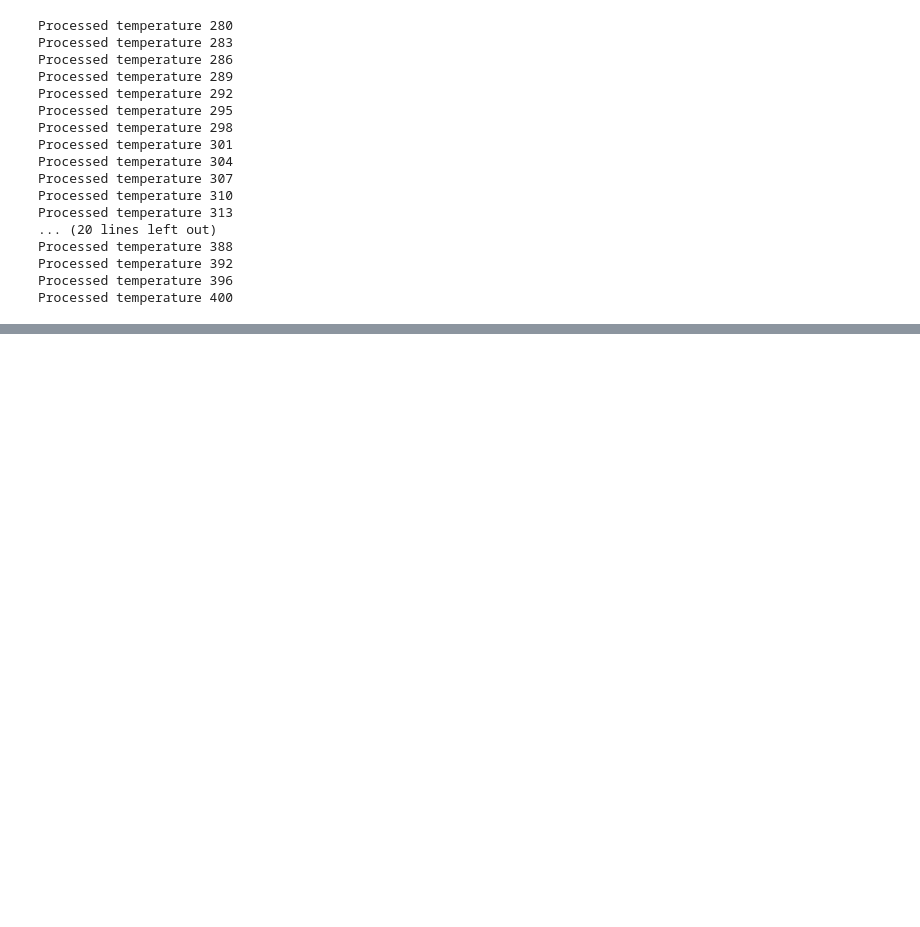
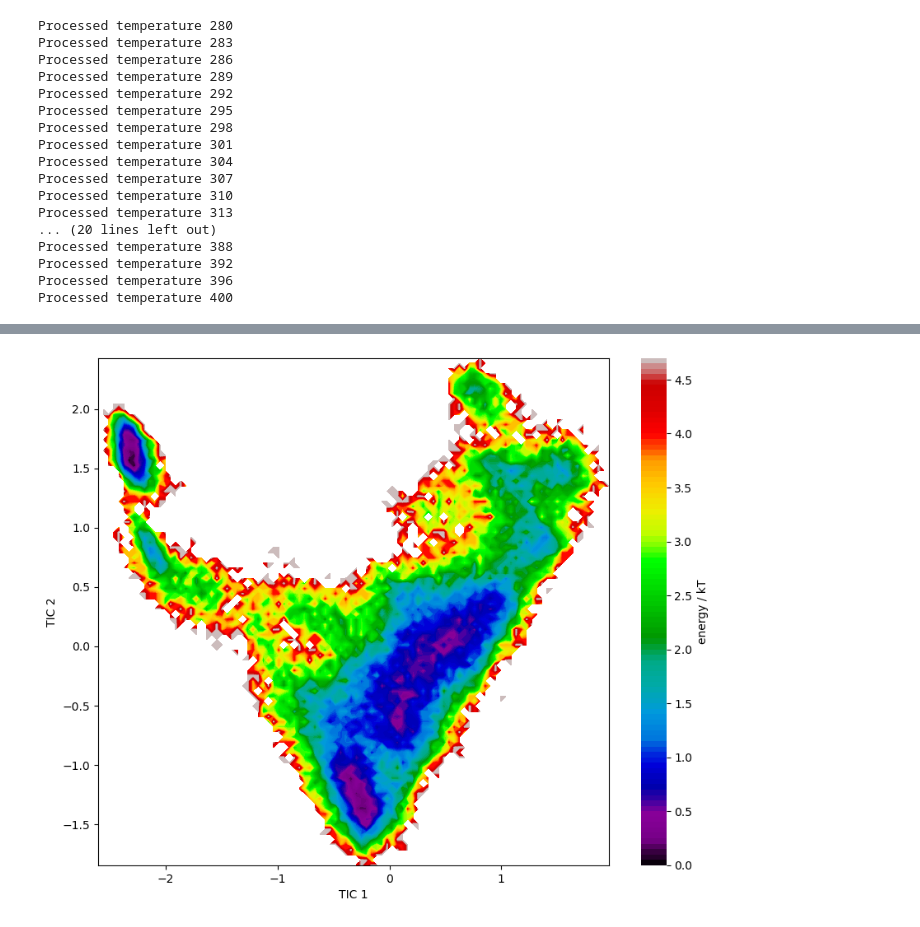
Before and after one commit to jacopoventurin/replica1, a Jupyter notebook: termo_analysis _all.ipynb, the cells around one changed output, grey strips where cells are left out. Drawn from its saved outputs; the diff is of its cells as text; code cells hidden in the pictures; blank space fills up the shorter version.

```diff
--- a/termo_analysis _all.ipynb
+++ b/termo_analysis _all.ipynb
@@ -133,0 +133,15 @@ plt.show()
+# %%
+#tica_projection = chosen_tica.fit_transform(all_distances)
+
+fig, ax = plt.subplots(figsize=(10, 8))
+energy_landscape = deeptime.util.energy2d(*tica_projections[7].T, kbt=1.0, shift_energy=True)
+ax, contour, cbar = energy_landscape.plot(contourf_kws=dict(cmap='nipy_spectral'))
+cbar.set_label('energy / kT')
+
+
+ax.set_ylabel('TIC 2')
+ax.set_xlabel('TIC 1')
+
+plt.show()
+# %% [output]
+[figure, added]
```
Also changed, not shown: parts of 4 cells of this notebook, 1 other file.
